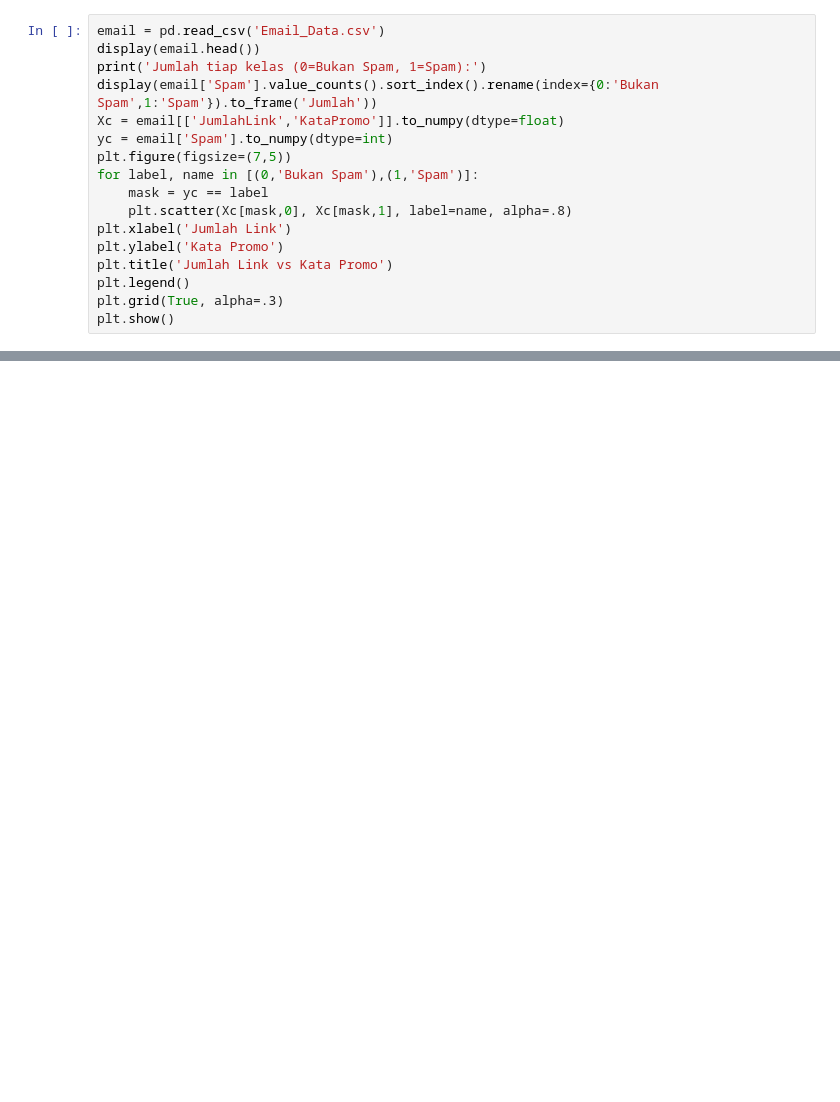
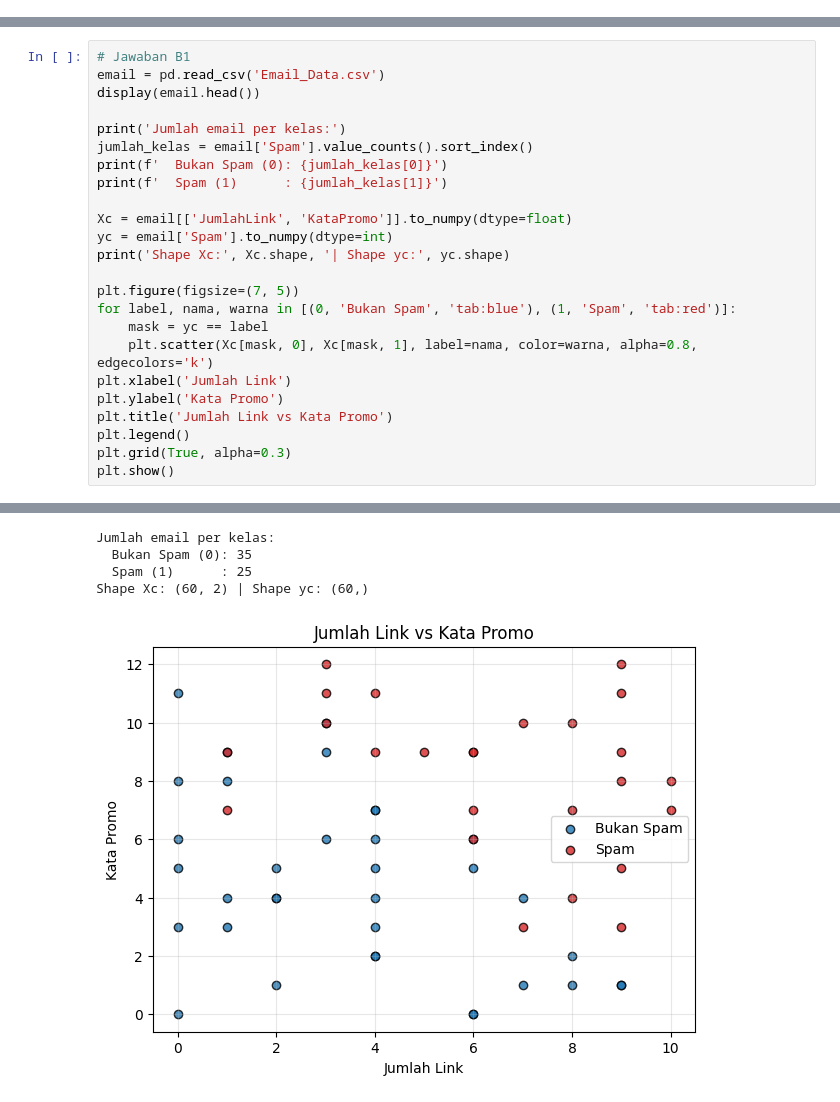
Before and after one commit to namasayazaki/uts-machine-learning-241011401639, a Jupyter notebook: tugas_UTS.ipynb, the cells around one changed output, grey strips where cells are left out. Drawn from its saved outputs; the diff is of its cells as text; blank space fills up the shorter version.

```diff
--- a/tugas_UTS.ipynb
+++ b/tugas_UTS.ipynb
@@ -363,17 +0,0 @@ Prediksi untuk biaya iklan 4,5 dan 7 juta lebih dapat dipertimbangkan jika masih
-# %%
-email = pd.read_csv('Email_Data.csv')
-display(email.head())
-print('Jumlah tiap kelas (0=Bukan Spam, 1=Spam):')
-display(email['Spam'].value_counts().sort_index().rename(index={0:'Bukan Spam',1:'Spam'}).to_frame('Jumlah'))
-Xc = email[['JumlahLink','KataPromo']].to_numpy(dtype=float)
-yc = email['Spam'].to_numpy(dtype=int)
-plt.figure(figsize=(7,5))
-for label, name in [(0,'Bukan Spam'),(1,'Spam')]:
-    mask = yc == label
-    plt.scatter(Xc[mask,0], Xc[mask,1], label=name, alpha=.8)
-plt.xlabel('Jumlah Link')
-plt.ylabel('Kata Promo')
-plt.title('Jumlah Link vs Kata Promo')
-plt.legend()
-plt.grid(True, alpha=.3)
-plt.show()
@@ -553,0 +373,25 @@ Hasil Linear Regression NumPy dan scikit-learn seharusnya sangat dekat karena ke
+# %%
+# Jawaban B1
+email = pd.read_csv('Email_Data.csv')
+display(email.head())
+
+print('Jumlah email per kelas:')
+jumlah_kelas = email['Spam'].value_counts().sort_index()
+print(f'  Bukan Spam (0): {jumlah_kelas[0]}')
+print(f'  Spam (1)      : {jumlah_kelas[1]}')
+
+Xc = email[['JumlahLink', 'KataPromo']].to_numpy(dtype=float)
+yc = email['Spam'].to_numpy(dtype=int)
+print('Shape Xc:', Xc.shape, '| Shape yc:', yc.shape)
+
+plt.figure(figsize=(7, 5))
+for label, nama, warna in [(0, 'Bukan Spam', 'tab:blue'), (1, 'Spam', 'tab:red')]:
+    mask = yc == label
+    plt.scatter(Xc[mask, 0], Xc[mask, 1], label=nama, color=warna, alpha=0.8, edgecolors='k')
+plt.xlabel('Jumlah Link')
+plt.ylabel('Kata Promo')
+plt.title('Jumlah Link vs Kata Promo')
+plt.legend()
+plt.grid(True, alpha=0.3)
+plt.show()
+# %% [output]
@@ -553,0 +404,5 @@ Hasil Linear Regression NumPy dan scikit-learn seharusnya sangat dekat karena ke
+Jumlah email per kelas:
+  Bukan Spam (0): 35
+  Spam (1)      : 25
+Shape Xc: (60, 2) | Shape yc: (60,)
+[figure, added]
```
Also changed, not shown: parts of 85 cells of this notebook, 3 other files.
